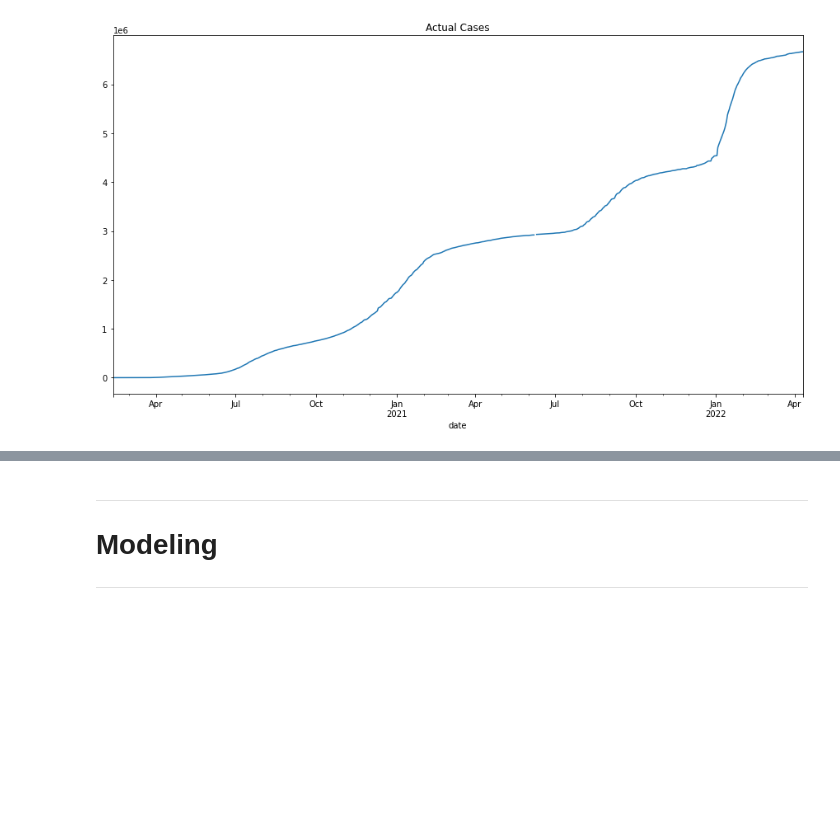
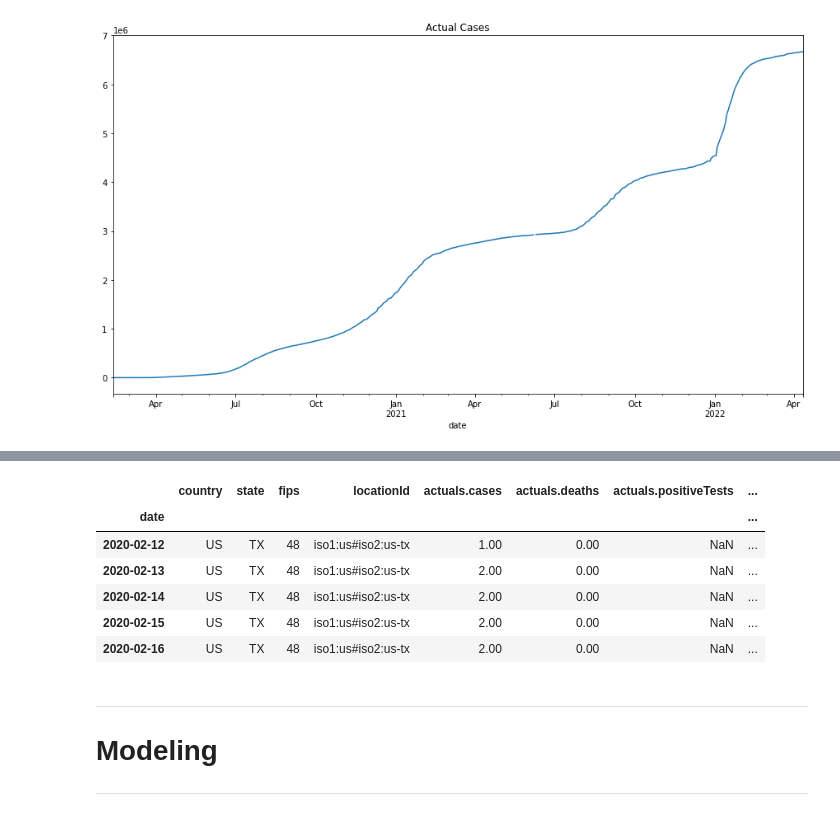
Before and after one commit to JeanetteSchulz/Covid_Analysis, a Jupyter notebook: Jeanettes_Project_Workbook.ipynb, the cells around one changed output, grey strips where cells are left out. Saved outputs shown, nothing was run; the diff lists cells and outputs as text; code cells hidden in the pictures; blank space fills up the shorter version.

```diff
--- a/Jeanettes_Project_Workbook.ipynb
+++ b/Jeanettes_Project_Workbook.ipynb
@@ -562,3 +584,13 @@ texas['actuals.cases'].resample('M').sum().plot(title='Monthly Cases');
+# %%
+texas.head()
+# %% [output]
+|  | country | state | fips | locationId | actuals.cases | actuals.deaths | actuals.positiveTests | ... |
+| date |  |  |  |  |  |  |  | ... |
+| 2020-02-12 | US | TX | 48 | iso1:us#iso2:us-tx | 1.00 | 0.00 | NaN | ... |
+| 2020-02-13 | US | TX | 48 | iso1:us#iso2:us-tx | 2.00 | 0.00 | NaN | ... |
+| 2020-02-14 | US | TX | 48 | iso1:us#iso2:us-tx | 2.00 | 0.00 | NaN | ... |
+| 2020-02-15 | US | TX | 48 | iso1:us#iso2:us-tx | 2.00 | 0.00 | NaN | ... |
+| 2020-02-16 | US | TX | 48 | iso1:us#iso2:us-tx | 2.00 | 0.00 | NaN | ... |
 # %% [markdown]
 ---
 # Modeling
```
Also changed, not shown: parts of 27 cells of this notebook.
